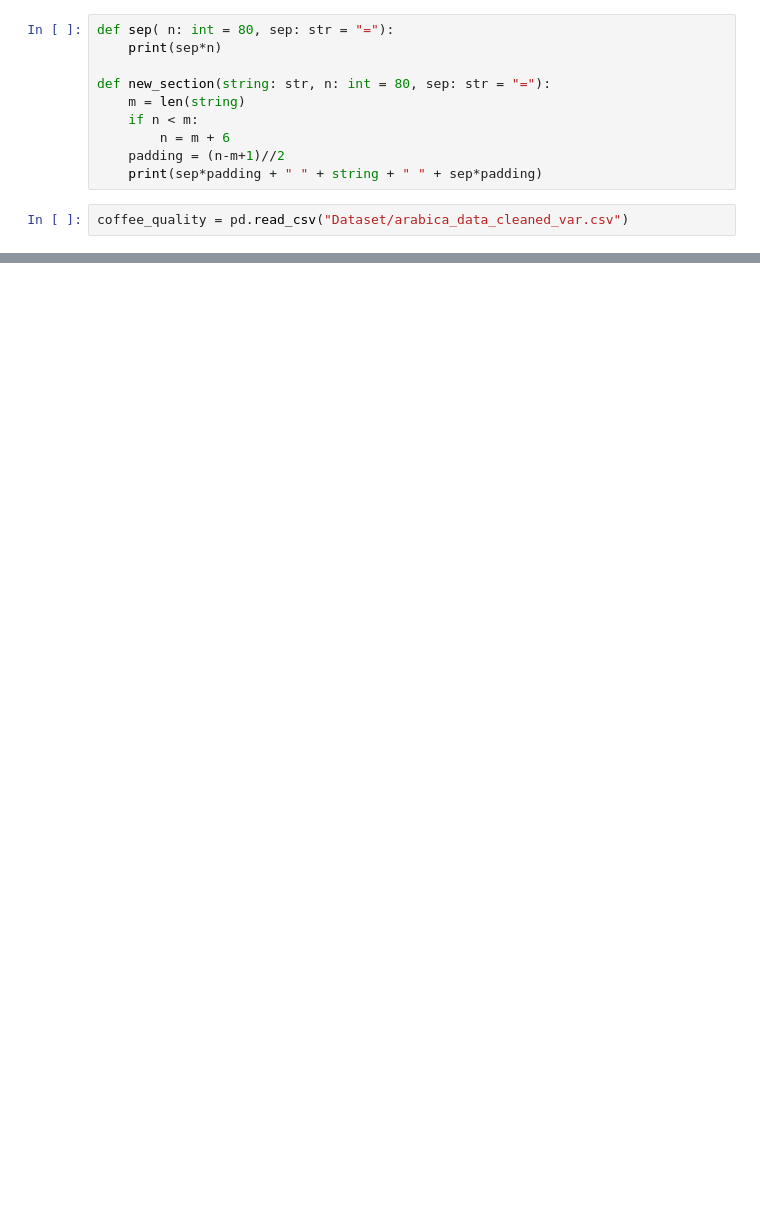
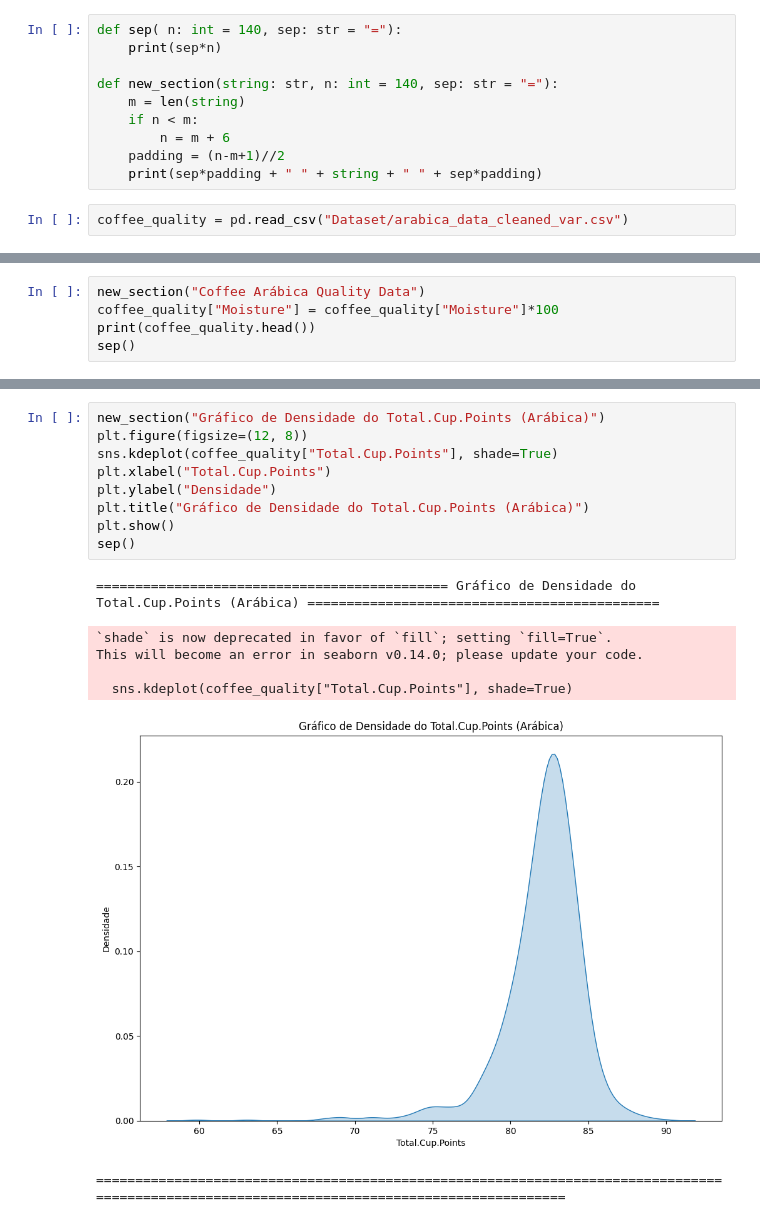
Before and after one commit to IsabelaYabe/coffee_quality_ME, a Jupyter notebook: analise_exploratoria_arabica.ipynb, the cells around one changed output, grey strips where cells are left out. Drawn from its saved outputs; the diff is of its cells as text; blank space fills up the shorter version.

```diff
--- a/analise_exploratoria_arabica.ipynb
+++ b/analise_exploratoria_arabica.ipynb
@@ -5,10 +5,10 @@ import matplotlib.pyplot as plt
 import seaborn as sns
 import altair as alt
 # %%
-def sep( n: int = 80, sep: str = "="):
+def sep( n: int = 140, sep: str = "="):
     print(sep*n)
 
-def new_section(string: str, n: int = 80, sep: str = "="):
+def new_section(string: str, n: int = 140, sep: str = "="):
     m = len(string)
     if n < m:
         n = m + 6
@@ -532,0 +19,5 @@ plt.show()
+# %%
+new_section("Coffee Arábica Quality Data")
+coffee_quality["Moisture"] = coffee_quality["Moisture"]*100
+print(coffee_quality.head())
+sep()
@@ -532,0 +85,17 @@ plt.show()
+# %%
+new_section("Gráfico de Densidade do Total.Cup.Points (Arábica)")
+plt.figure(figsize=(12, 8))
+sns.kdeplot(coffee_quality["Total.Cup.Points"], shade=True)
+plt.xlabel("Total.Cup.Points")
+plt.ylabel("Densidade")
+plt.title("Gráfico de Densidade do Total.Cup.Points (Arábica)")
+plt.show()
+sep()
+# %% [output]
+============================================= Gráfico de Densidade do Total.Cup.Points (Arábica) =============================================
+`shade` is now deprecated in favor of `fill`; setting `fill=True`.
+This will become an error in seaborn v0.14.0; please update your code.
+
+  sns.kdeplot(coffee_quality["Total.Cup.Points"], shade=True)
+[figure, added]
+============================================================================================================================================
```
Also changed, not shown: parts of 39 cells of this notebook, 33 other files.
